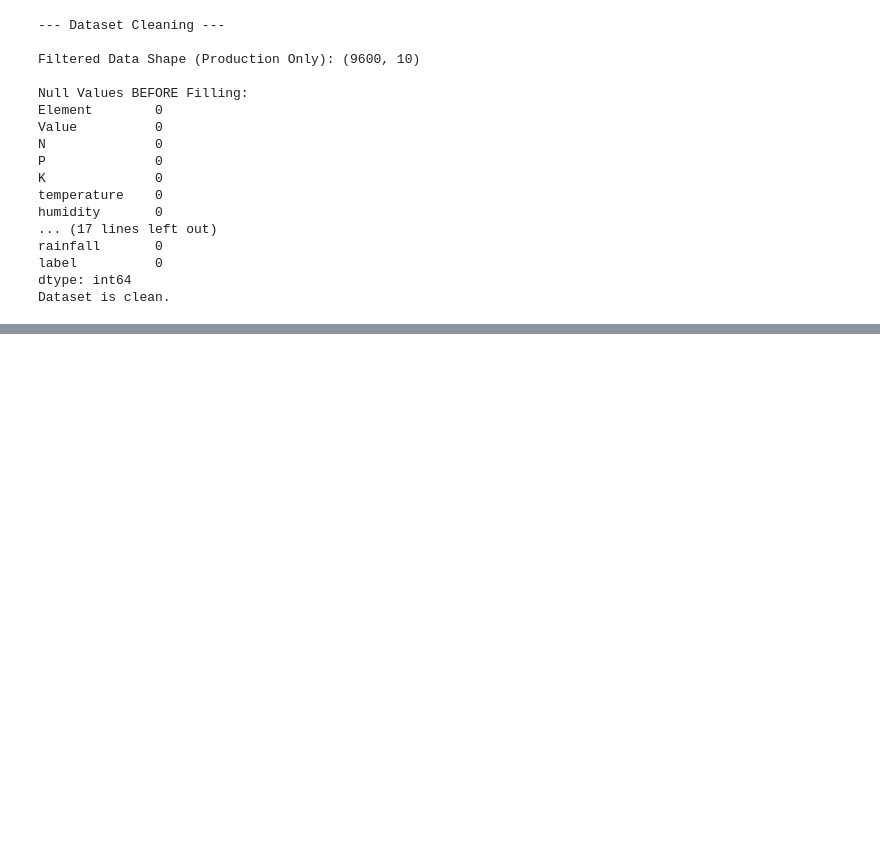
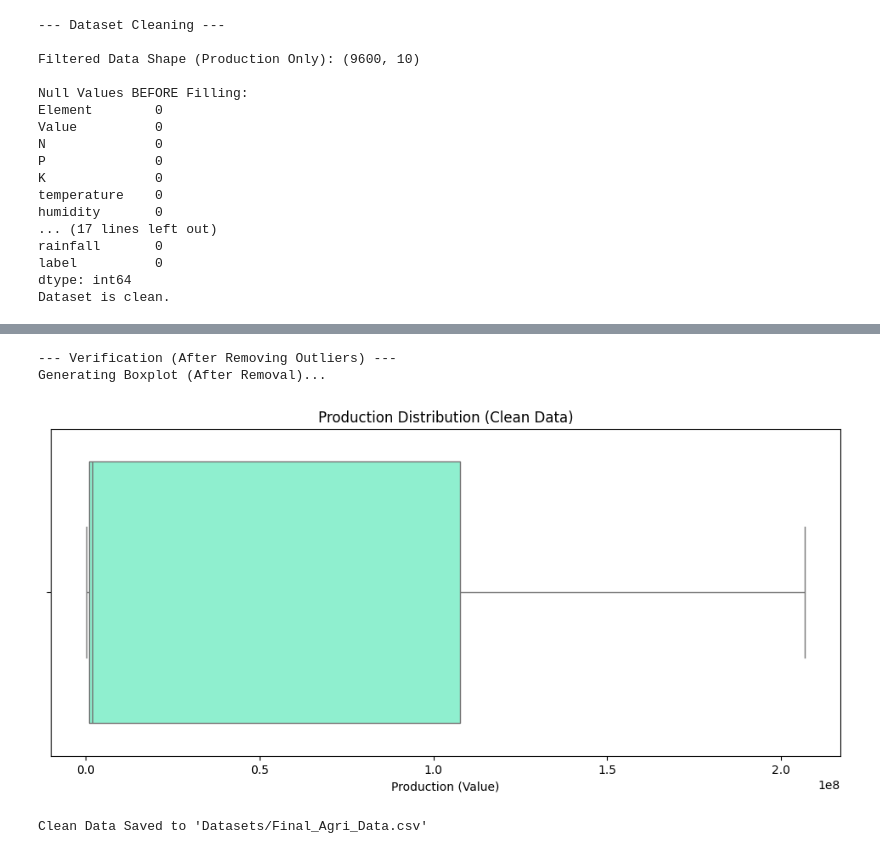
Before and after one commit to springboardmentor2468a-lab/AgriYield, a Jupyter notebook: AI AgriYield Predictor/AI AgriYield Predictor.ipynb, the cells around one changed output, grey strips where cells are left out. Saved outputs shown, nothing was run; the diff lists cells and outputs as text; code cells hidden in the pictures; blank space fills up the shorter version.

```diff
--- a/AI AgriYield Predictor/AI AgriYield Predictor.ipynb
+++ b/AI AgriYield Predictor/AI AgriYield Predictor.ipynb
@@ -363,3 +399,24 @@ Clean Data Saved.
+# %%
+try:
+    print("--- Verification (After Removing Outliers) ---")
+
+    print("Generating Boxplot (After Removal)...")
+    plt.figure(figsize=(12, 5))
+    sns.boxplot(x=final_df['Value'], color='aquamarine')
+    plt.title('Production Distribution (Clean Data)')
+    plt.xlabel('Production (Value)')
+    plt.show()
+
+    final_df.to_csv('Datasets/Final_Agri_Data.csv', index=False)
+    print("Clean Data Saved to 'Datasets/Final_Agri_Data.csv'")
+
+except Exception as e:
+    print(f"Error in Part 3: {e}")
+# %% [output]
+--- Verification (After Removing Outliers) ---
+Generating Boxplot (After Removal)...
+[figure, added]
+Clean Data Saved to 'Datasets/Final_Agri_Data.csv'
 # %%
 try:
     print("Generating Correlation Heatmap...")
```
Also changed, not shown: parts of 6 cells of this notebook.
